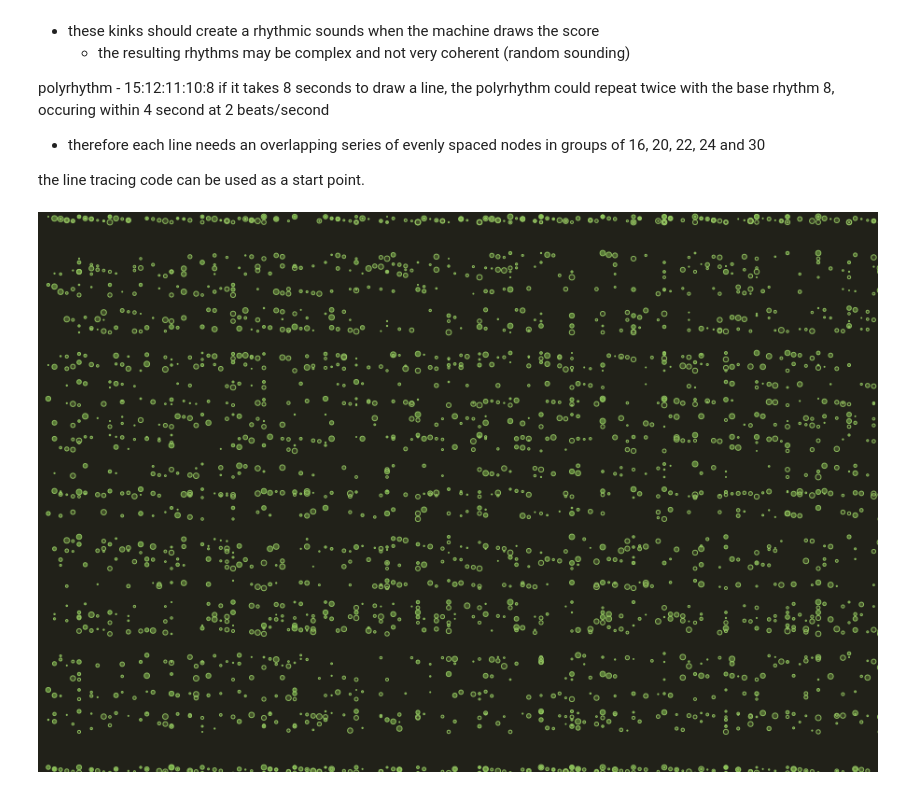
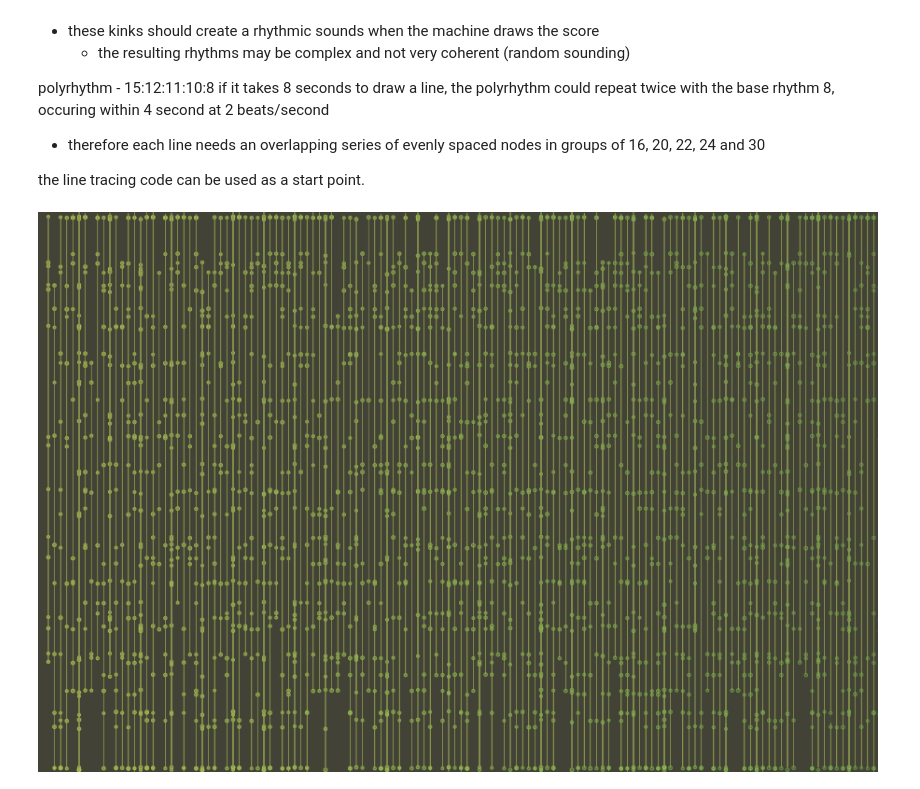
Before and after one commit to ybrow001/generative_graphic_score, a Jupyter notebook: score.ipynb, the cells around one changed output. Cells and saved outputs as stored; diff of their text form; code cells hidden in the pictures.

Commit message:
added lines along the same x trajectory as the circles to the score

```diff
--- a/score.ipynb
+++ b/score.ipynb
@@ -117,20 +117,22 @@ import random
 create_canvas(900, 600)
 
 no_fill()
-background(33,33,25)
+background(66,66,55)
 stroke(150,200,100,233)
-stroke_weight(1)
+stroke_weight(0.5)
 
 line_spacing = 33 # the distance that the vertical lines are apart
 
 # initial pen position
 x, y = 0, 0
 
-def draw_line(points):
+def draw_line(sum_lin):
     # Draws a curve connecting a list points [[x1, y1], [x2, y2], ...]
+    stroke_weight(0.5)
+    stroke(133,150,75,75)
     begin_shape()
-    for j in range(len(points)):
-        curve_vertex(points[j][0], points[j][1])
+    for i in range(len(sum_lin)):
+        curve_vertex(x, sum_lin[i])
     end_shape()
 
 polyrhythm_nodes = [8,10,11,12,15] # 15:12:11:10:8 polyrhythm
@@ -171,29 +173,33 @@ def calc_lines(): # separate into 2 functions calc and sum - better modularity?
 
 # print(summed_line)
 
-r_val = 133
-g_val = 200
-alpha_val = 150
+
 y_offset = 0
-def circle_drawloop():
+def draw_circles():
     global x, r_val, g_val, alpha_val
 
-    for lin in range(int((width)/line_spacing)):
+    r_val = 170
+    g_val = 186
+    alpha_val = 155
+
+    for lin in range(int(width/line_spacing)):
 
         for j in range(len(summed_line[lin])):
-            fill(r_val,g_val,80,alpha_val)
-            alpha_val -= 0.05
-            r_val += 0.0067
-            g_val -= 0.01
+            stroke_weight(1)
+            stroke(r_val, g_val, 80, alpha_val + 80)
+            fill(r_val, g_val, 80, alpha_val)
+            circle(x, summed_line[lin][j] + y_offset, random.uniform(3,4))
+            r_val -= 0.1
+            g_val += 0.02
+            alpha_val -= 0.25
             # print(r_val, g_val, alpha_val)
-            # y = summed_line[i]
-            circle(x, summed_line[lin][j] + y_offset, random.uniform(1,6))
+            draw_line(summed_line[lin])
 
         # move to the right
         x += line_spacing
 
 draw_pass = 0
-def draw_circles():
+def draw_passes():
     global x, y_offset, draw_pass
     x_init = 11
     x_offset = 0
@@ -203,16 +209,15 @@ def draw_circles():
     while draw_pass <= 5:
         calc_lines()
 
-        circle_drawloop()
+        draw_circles()
 
         draw_pass += 1
         x_offset += line_spacing/5
-        y_offset += random.uniform(0.33, 2)
-
+        y_offset += random.uniform(-1, 2)
         x = x_init + x_offset
 
 
-draw_circles()
+draw_passes()
 
 # sum_lin_i = 0
 
@@ -271,32 +276,32 @@ draw_circles()
 '''
 
 # num_points = []
 
 # # points for the first line
 # line_pts = []
 # for _ in range(num_points):
 #     line_pts.append([x, y])
 #     y += point_spacing
 
 # # draw the first line
 # draw_line(line_pts)
 
 # # draw the remaining lines
 # while x < width:
 #     # start at the top
 #     y = 5
 #     # move to the right
 #     x += line_spacing
 
 #     # create the positions for the new line
 #     line_pts = []
 #     for _ in range(num_points):
 #         line_pts.append([x, y])
 #         y += point_spacing
 
 #     draw_line(line_pts)
 
 show()
 # %% [output]
-[figure, old version]
+[figure, new version]
 # %%
```
Also changed, not shown: parts of 1 cell of this notebook.
